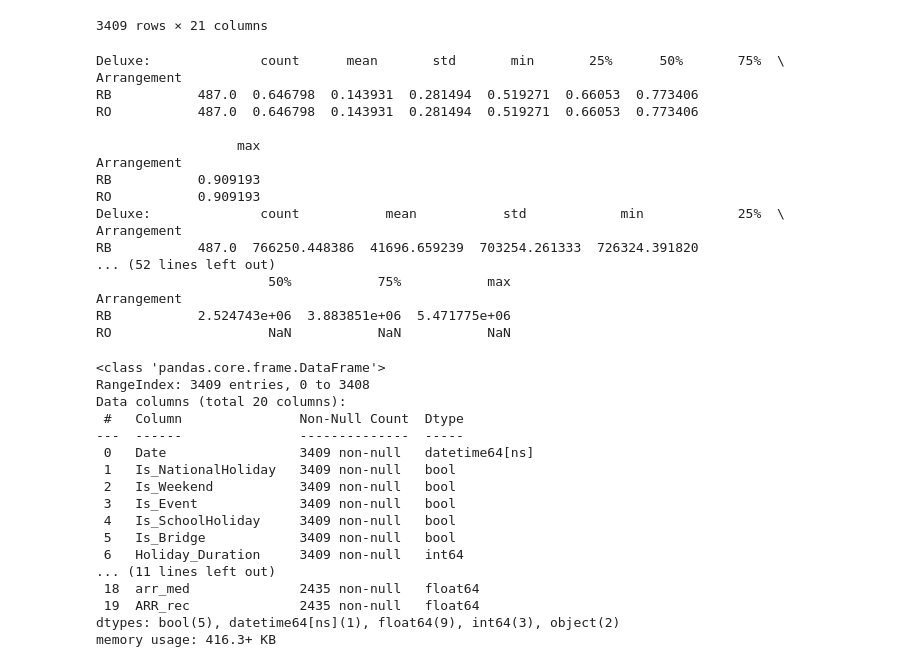
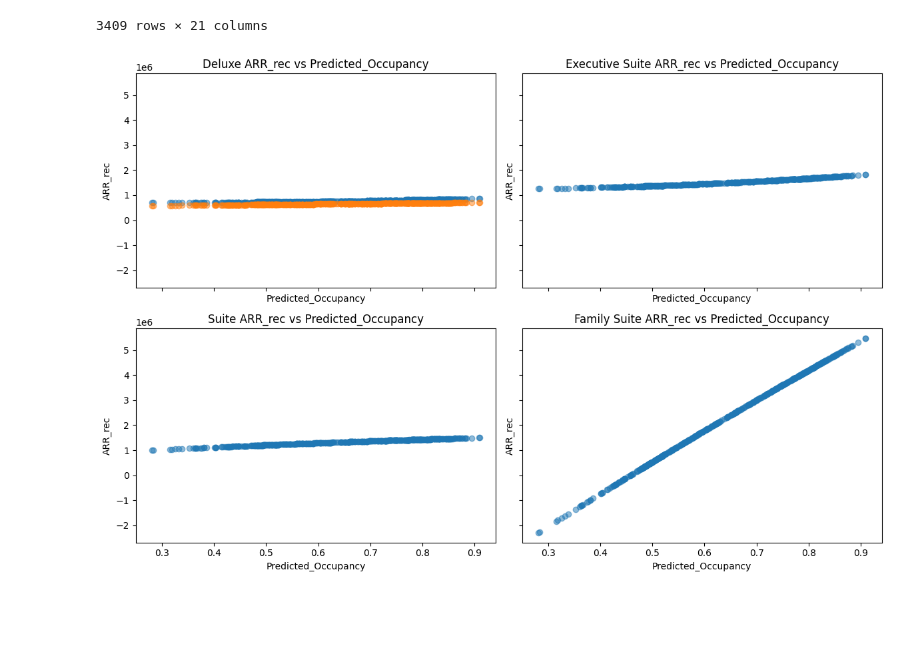
Before and after one commit to justindaud/forecal, a Jupyter notebook: backend/data/test.ipynb, the cells around one changed output. Drawn from its saved outputs; the diff is of its cells as text; code cells hidden in the pictures; blank space fills up the shorter version.

```diff
--- a/backend/data/test.ipynb
+++ b/backend/data/test.ipynb
@@ -992,59 +992,26 @@ predictions
 import pandas as pd
 
 predictions.to_csv('predictions.csv', index=False)
-# %%
-'''
-# calculate average ARR_rec per Room Type - Arrangement
-print(f"Deluxe: {predictions[predictions['Room Type'] == 'Deluxe'].groupby('Arrangement')['ARR_rec'].mean()}")
-print(f"Executive Suite: {predictions[predictions['Room Type'] == 'Executive Suite'].groupby('Arrangement')['ARR_rec'].mean()}")
-print(f"Suite: {predictions[predictions['Room Type'] == 'Suite'].groupby('Arrangement')['ARR_rec'].mean()}")
-print(f"Family Suite: {predictions[predictions['Room Type'] == 'Family Suite'].groupby('Arrangement')['ARR_rec'].mean()}")
-'''
-
-# .describe per Room Type - Arrangement
-print(f"Deluxe: {predictions[predictions['Room Type'] == 'Deluxe'].groupby('Arrangement')['Predicted_Occupancy'].describe()}")
-print(f"Deluxe: {predictions[predictions['Room Type'] == 'Deluxe'].groupby('Arrangement')['ARR_rec'].describe()}")
-print(f"Deluxe: {predictions[predictions['Room Type'] == 'Executive Suite'].groupby('Arrangement')['Predicted_Occupancy'].describe()}")
-print(f"Executive Suite: {predictions[predictions['Room Type'] == 'Executive Suite'].groupby('Arrangement')['ARR_rec'].describe()}")
-print(f"Deluxe: {predictions[predictions['Room Type'] == 'Suite'].groupby('Arrangement')['Predicted_Occupancy'].describe()}")
-print(f"Suite: {predictions[predictions['Room Type'] == 'Suite'].groupby('Arrangement')['ARR_rec'].describe()}")
-print(f"Deluxe: {predictions[predictions['Room Type'] == 'Family Suite'].groupby('Arrangement')['Predicted_Occupancy'].describe()}")
-print(f"Family Suite: {predictions[predictions['Room Type'] == 'Family Suite'].groupby('Arrangement')['ARR_rec'].describe()}")
-# %% [output]
-Deluxe:              count      mean       std       min       25%      50%       75%  \
-Arrangement
-RB           487.0  0.646798  0.143931  0.281494  0.519271  0.66053  0.773406
-RO           487.0  0.646798  0.143931  0.281494  0.519271  0.66053  0.773406
-
-                  max
-Arrangement
-RB           0.909193
-RO           0.909193
-Deluxe:              count           mean           std            min            25%  \
-Arrangement
-RB           487.0  766250.448386  41696.659239  703254.261333  726324.391820
-... (52 lines left out)
-                      50%           75%           max
-Arrangement
-RB           2.524743e+06  3.883851e+06  5.471775e+06
-RO                    NaN           NaN           NaN
 # %%
-predictions.info()
+# visualize the ARR_rec per Room Type - Arrangement & Predicted_Occupancy
+import matplotlib.pyplot as plt
+
+# Create a figure for each room type
+fig, axes = plt.subplots(2, 2, figsize=(12, 8), sharex=True, sharey=True)
+axes = axes.flatten()
+
+# Plot ARR_rec for each room type & arrangement
+for i, rt in enumerate(['Deluxe', 'Executive Suite', 'Suite', 'Family Suite']):
+    ax = axes[i]
+    data = predictions[predictions['Room Type'] == rt]
+    for arr in data['Arrangement'].unique():
+        arr_data = data[data['Arrangement'] == arr]
+        ax.scatter(arr_data['Predicted_Occupancy'], arr_data['ARR_rec'], alpha=0.5, label=arr)
+    ax.set_title(f'{rt} ARR_rec vs Predicted_Occupancy')
+    ax.set_xlabel('Predicted_Occupancy')
+    ax.set_ylabel('ARR_rec')
+
+plt.tight_layout()
+plt.show()
 # %% [output]
-<class 'pandas.core.frame.DataFrame'>
-RangeIndex: 3409 entries, 0 to 3408
-Data columns (total 20 columns):
- #   Column               Non-Null Count  Dtype
----  ------               --------------  -----
- 0   Date                 3409 non-null   datetime64[ns]
- 1   Is_NationalHoliday   3409 non-null   bool
- 2   Is_Weekend           3409 non-null   bool
- 3   Is_Event             3409 non-null   bool
- 4   Is_SchoolHoliday     3409 non-null   bool
- 5   Is_Bridge            3409 non-null   bool
- 6   Holiday_Duration     3409 non-null   int64
-... (11 lines left out)
- 18  arr_med              2435 non-null   float64
- 19  ARR_rec              2435 non-null   float64
-dtypes: bool(5), datetime64[ns](1), float64(9), int64(3), object(2)
-memory usage: 416.3+ KB
+[figure, added]
```
Also changed, not shown: parts of 3 cells of this notebook, 8 other files.
